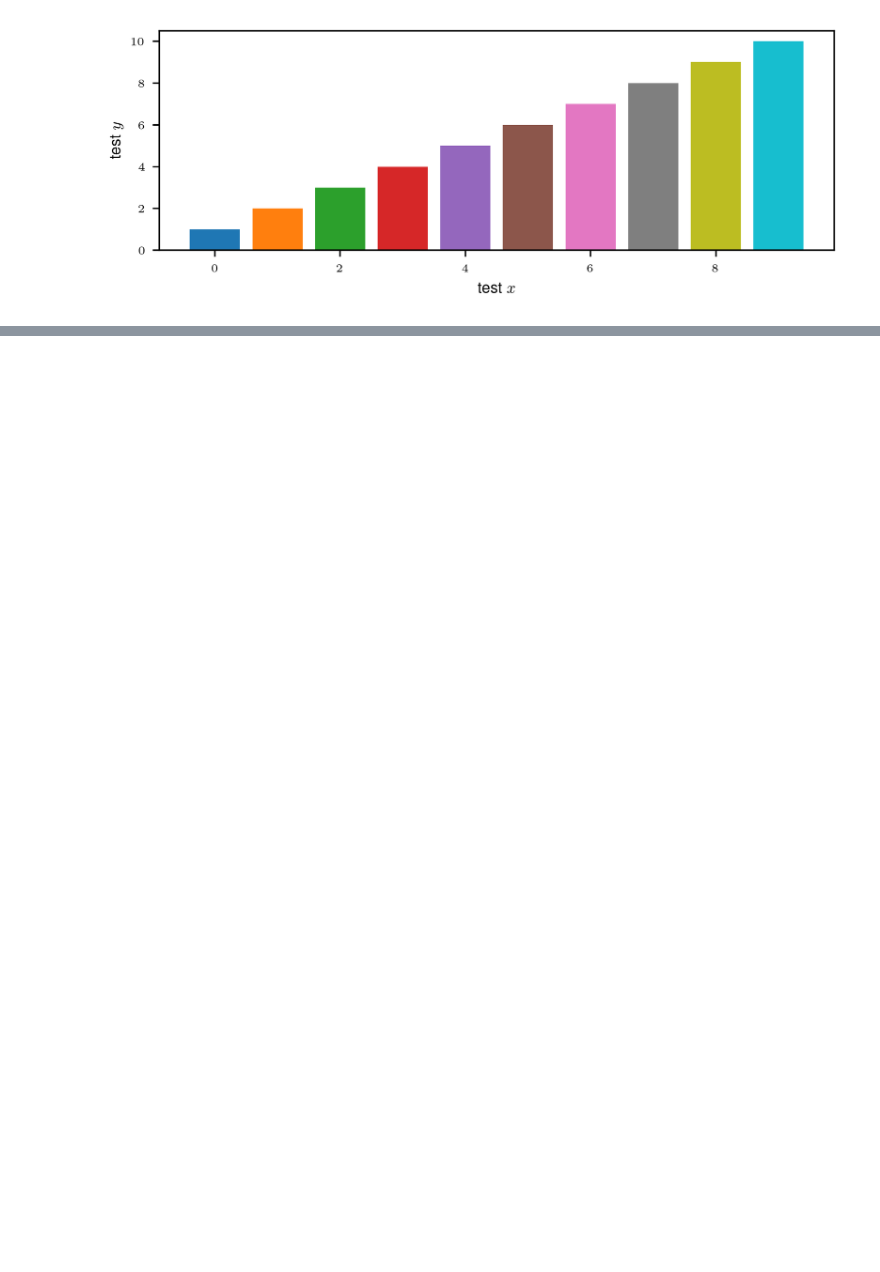
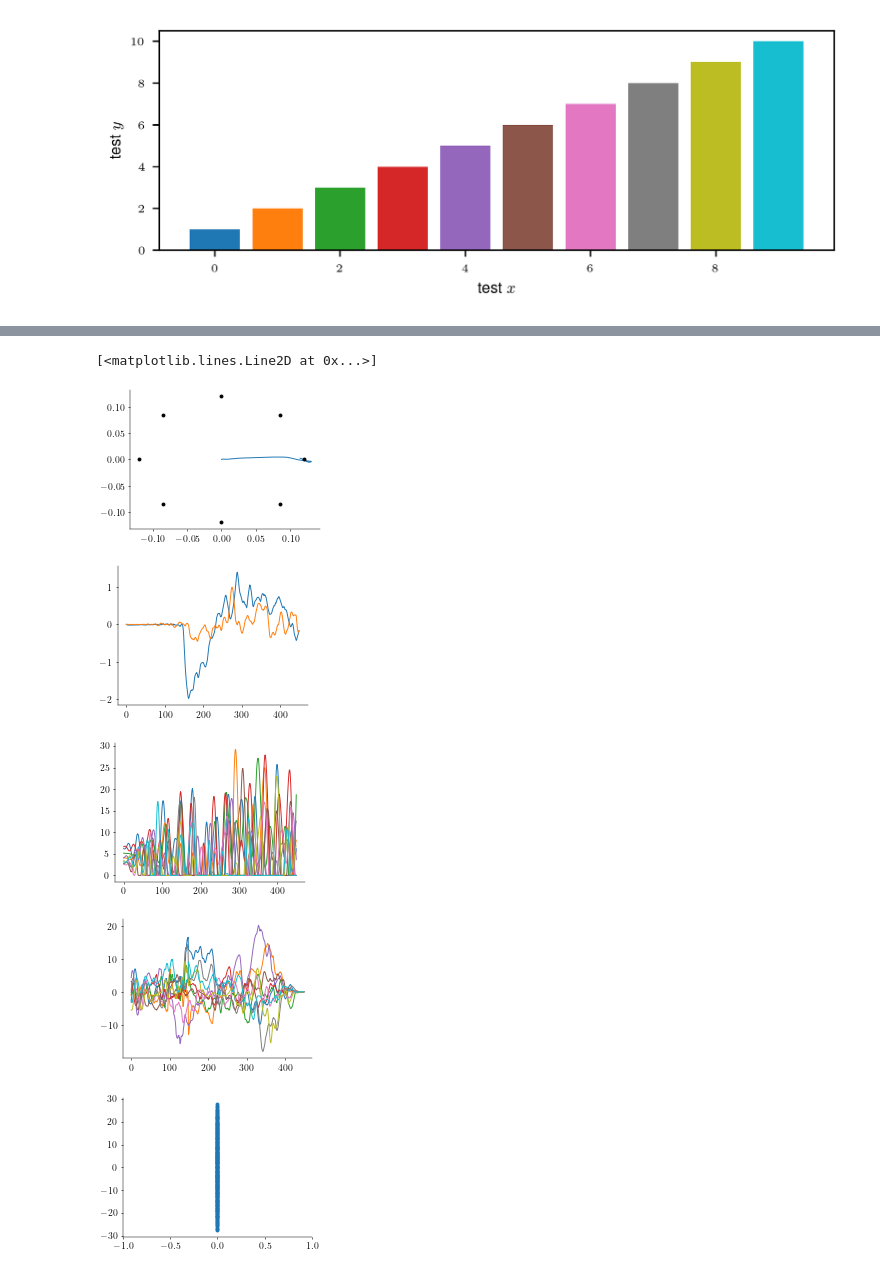
Before and after one commit to marineschimel/why-prep-2, a Jupyter notebook: notebooks/network_comp.ipynb, the cells around one changed output, grey strips where cells are left out. Cells and saved outputs as stored; diff of their text form; code cells hidden in the pictures; blank space fills up the shorter version.

```diff
--- a/notebooks/network_comp.ipynb
+++ b/notebooks/network_comp.ipynb
@@ -382,0 +506,29 @@ fig.savefig("fig_5.pdf", format = "pdf", bbox_inches='tight')
+# %%
+#checking what happens at a radius of 20?
+hand_targets = np.loadtxt(f"/home/mmcs3/rds/rds-t2-cs156-T7o4pEA8QoU/mmcs3/random_monkeys_random_lambda_1E-7/mov_only_soc/hand_targets")
+t20 = get_torques(20.)
+r20 = get_rates(20.)
+u20 = get_us(20.)
+h20 = get_hands(20.)
+plt.plot(h20[:,0] - h20[0,0], h20[:,2] - h20[0,2])
+plt.plot(hand_targets[:,0],hand_targets[:,1],"ok")
+plt.figure()
+#torques
+plt.plot(t20)
+plt.figure()
+#rates
+plt.plot(r20[:,:10])
+plt.figure()
+#inputs
+plt.plot(u20[:,:10])
+plt.figure()
+#eigs
+plt.xlim(-1,1)
+plt.plot(get_eigs(20.)[:,0], get_eigs(20.)[:,1], 'o')
+# %% [output]
+[<matplotlib.lines.Line2D at 0x...>]
+[figure, added]
+[figure, added]
+[figure, added]
+[figure, added]
+[figure, added]
```
Also changed, not shown: parts of 13 cells of this notebook, 37 other files.
